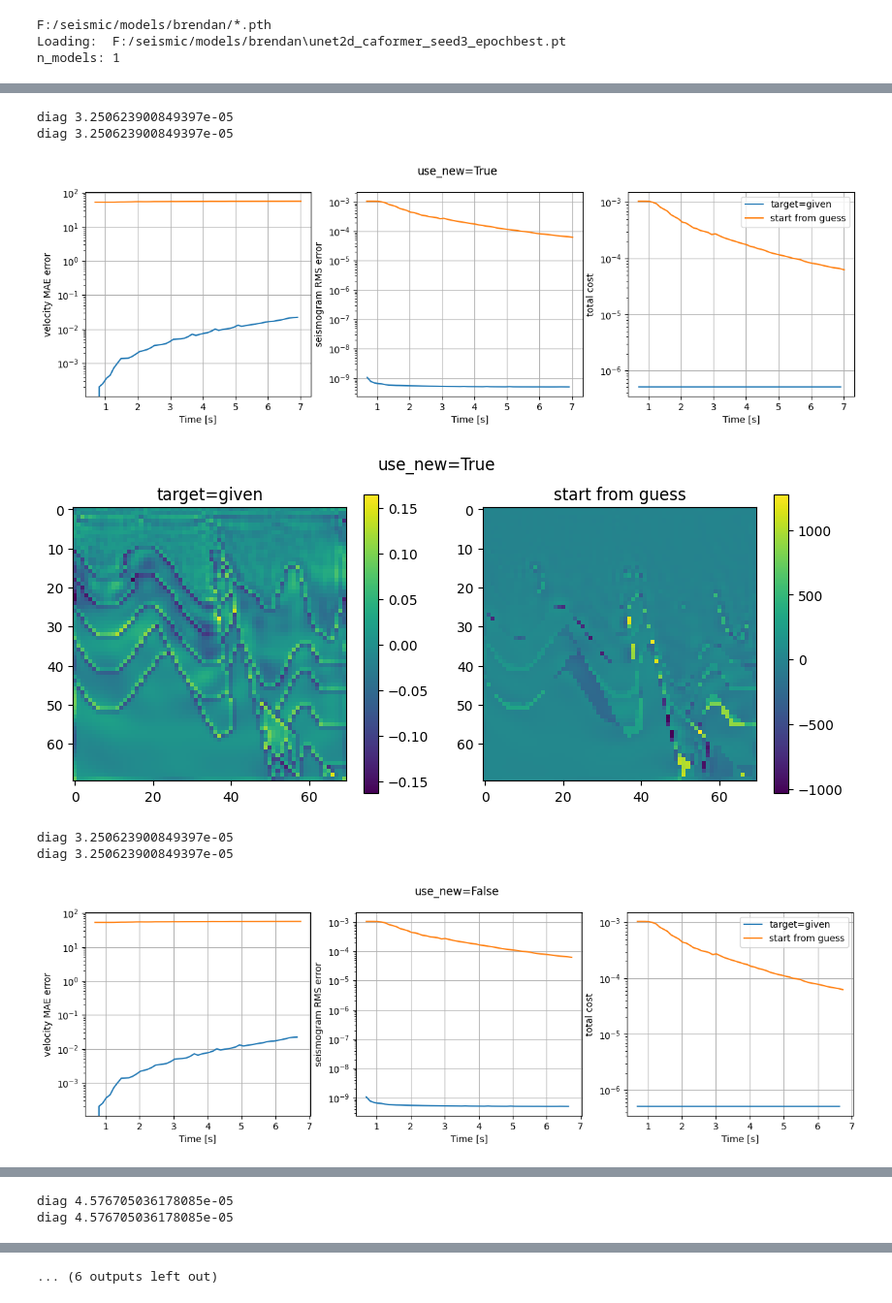
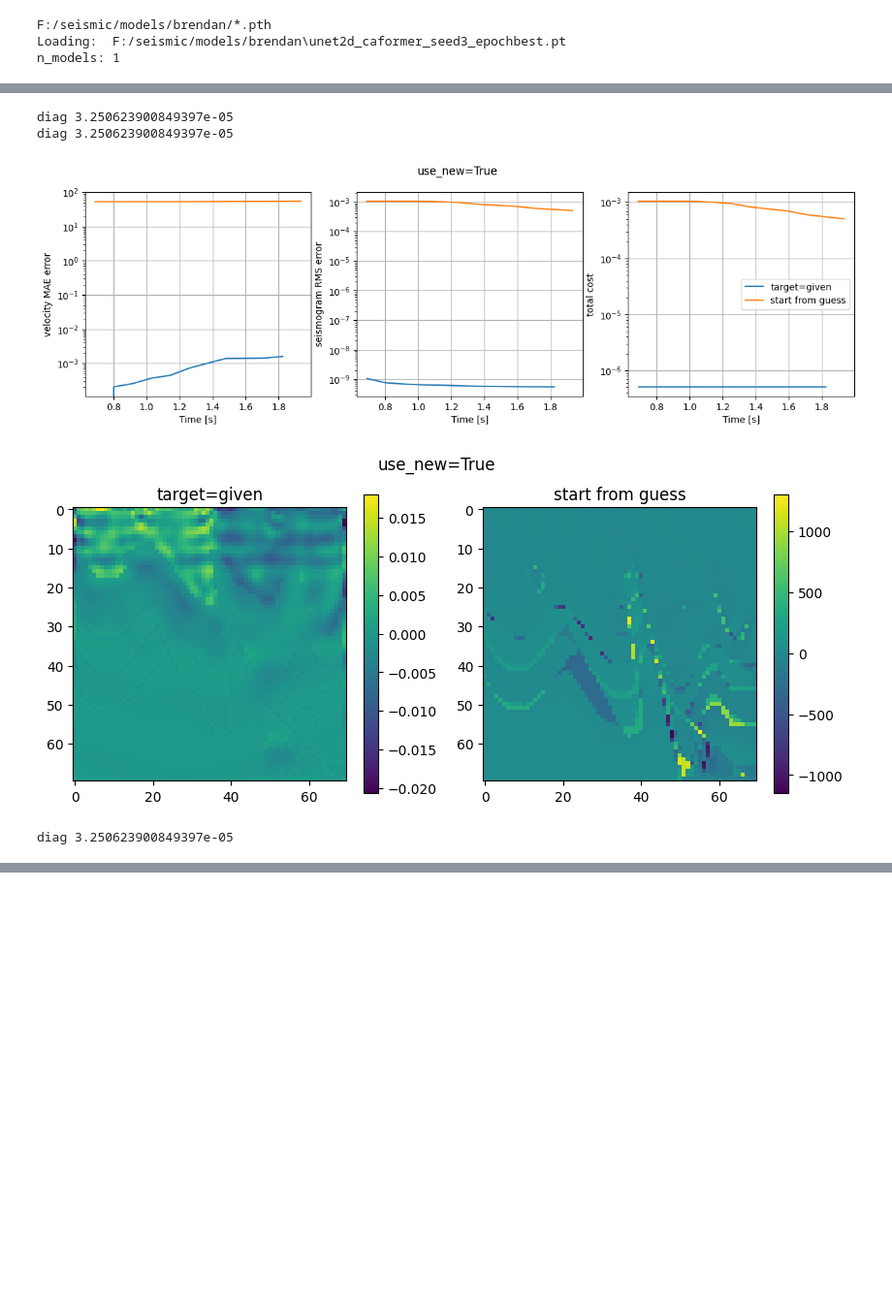
Before and after one commit to jcottaar/seismic, a Jupyter notebook: analysis/test_new_lbfgs.ipynb, the cells around one changed output, grey strips where cells are left out. Shown at 97% size. Cells and saved outputs as stored; diff of their text form; code cells hidden in the pictures; blank space fills up the shorter version.

```diff
--- a/analysis/test_new_lbfgs.ipynb
+++ b/analysis/test_new_lbfgs.ipynb
@@ -32,36 +32,34 @@ importlib.reload(seis_diagnostics)
 importlib.reload(seis_invert)
 importlib.reload(seis_forward)
 importlib.reload(seis_model)
 importlib.reload(seis_numerics)
 kgs.profiling=False
 seis_invert.profiling=False
 kgs.debugging_mode = 0
 seis_forward2.profiling=False
 seis_forward2.reset_profile()
 
 # transform back on, history size to infinite, maxiter down
 model = seis_model.model_TV2D()
 model.show_convergence = True
-model.iter_list = [50]
+model.iter_list = [10]
 
 do_which_list = [False,True,True]
 
 def param_func(model,value):
     model.use_new_bfgs=value
     return model
 
 param_values = [True,False]
 param_name = "use_new"
 
 
 for d in data[500:502]:
     results = seis_diagnostics.do_diagnostics_run(d, model, do_which_list, param_func, param_values, param_name, help_fac=0.)
 # %% [output]
 [figure]
 diag 3.250623900849397e-05
 diag 3.250623900849397e-05
-[figure, old version]
+[figure, new version]
-[figure, old version]
+[figure, new version]
 diag 3.250623900849397e-05
-diag 3.250623900849397e-05
-[figure, removed]
@@ -72,2 +65,0 @@ diag 3.250623900849397e-05
-diag 4.576705036178085e-05
-diag 4.576705036178085e-05
@@ -75,4 +66,3 @@ diag 4.576705036178085e-05
-... (6 outputs left out)
 # %%
 %debug
 # %% [output]
```
Also changed, not shown: parts of 3 cells of this notebook, 2 other files.
